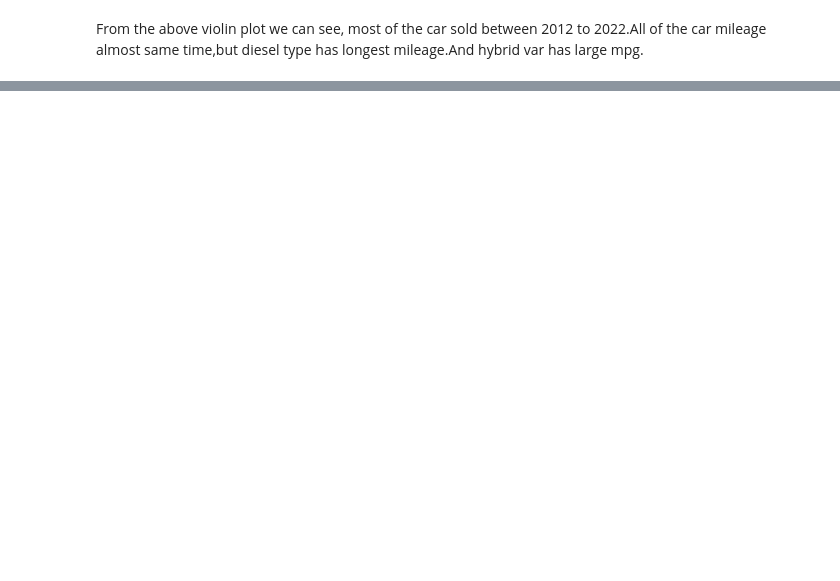
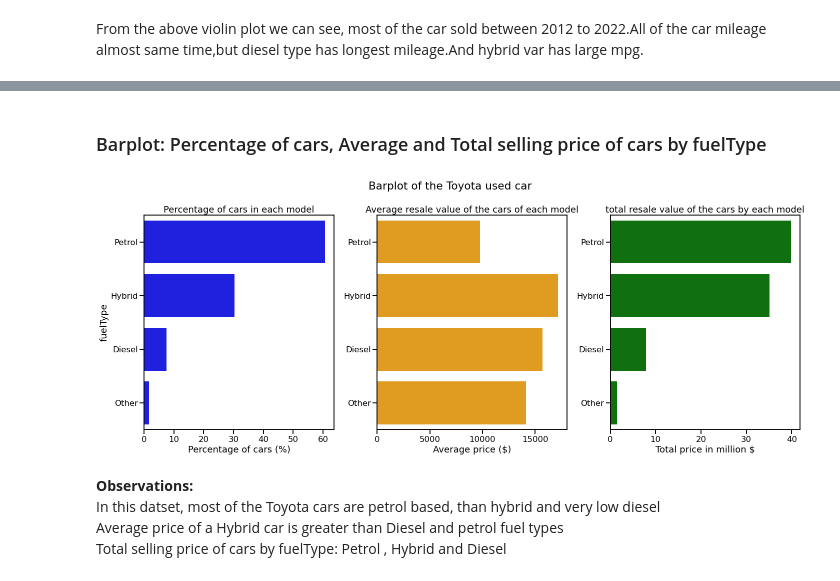
Before and after one commit to shawon-barua/Toyota_used_car_analysis, a Jupyter notebook: toyota_used_car_EDA.ipynb, the cells around one changed output, grey strips where cells are left out. Saved outputs shown, nothing was run; the diff lists cells and outputs as text; code cells hidden in the pictures; blank space fills up the shorter version.

```diff
--- a/toyota_used_car_EDA.ipynb
+++ b/toyota_used_car_EDA.ipynb
@@ -366,0 +544,4 @@ From the above violin plot we can see, most of the car sold between 2012 to 2022
+# %%
+df_agg2 = df.groupby('fuelType')['price'].agg(['count', 'mean', 'sum'])
+
+display(df_agg2)
@@ -366,0 +555,17 @@ From the above violin plot we can see, most of the car sold between 2012 to 2022
+# %%
+# sort the dataframe based on the column 'count'
+df_agg2 = df_agg2.sort_values(by='count', ascending=False)
+
+# create a new column percentage of the cars in each model
+df_agg2['percent_of_cars'] = (df_agg2['count']/df_agg2['count'].sum())*100
+
+# convert the 'sum' column in millions
+df_agg2['sum'] = df_agg2['sum']/1000000
+
+# keep up to two decimal points
+df_agg2 = df_agg2.round(2)
+
+# remove the 'count' column
+df_agg2 = df_agg2.drop('count', axis=1)
+
+display(df_agg2.head())
@@ -366,0 +579,33 @@ From the above violin plot we can see, most of the car sold between 2012 to 2022
+# %% [markdown]
+### Barplot: Percentage of cars, Average and Total selling price of cars by fuelType
+# %%
+plt.figure(figsize=(20,8))
+
+plt.subplot(1, 3, 1)
+sns.barplot(x='percent_of_cars', y=df_agg2.index, data=df_agg2, orient='h', color='blue')
+plt.title("Percentage of cars in each model")
+plt.xlabel("Percentage of cars (%)")
+# plt.grid()
+
+plt.subplot(1, 3, 2)
+sns.barplot(x='mean', y=df_agg2.index, data=df_agg2, orient='h', color='orange')
+plt.title("Average resale value of the cars of each model")
+plt.xlabel("Average price ($)")
+plt.ylabel("")
+
+plt.subplot(1, 3, 3)
+sns.barplot(x='sum', y=df_agg2.index, data=df_agg2, orient='h', color='green')
+plt.title("total resale value of the cars by each model")
+plt.xlabel("Total price in million $")
+plt.ylabel("")
+
+plt.suptitle("Barplot of the Toyota used car")
+plt.tight_layout()
+plt.show()
+# %% [output]
+[figure, added]
+# %% [markdown]
+<b>Observations:</b>
+<br> In this datset, most of the Toyota cars are petrol based, than hybrid and very low diesel
+<br>Average price of a Hybrid car is greater than Diesel and petrol fuel types
+<br>Total selling price of cars by fuelType: Petrol , Hybrid and Diesel
```
Also changed, not shown: parts of 19 cells of this notebook.
